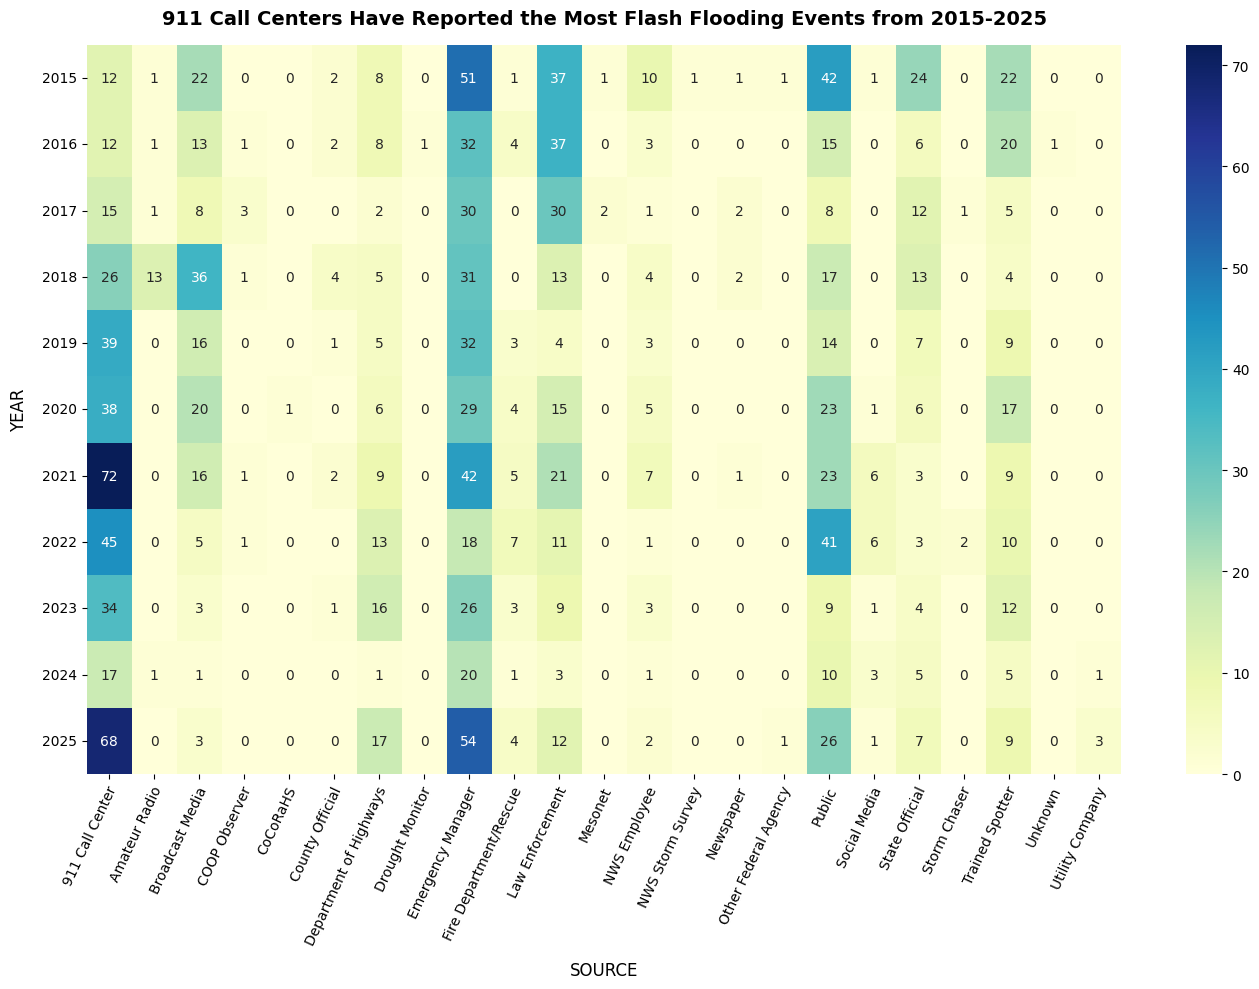
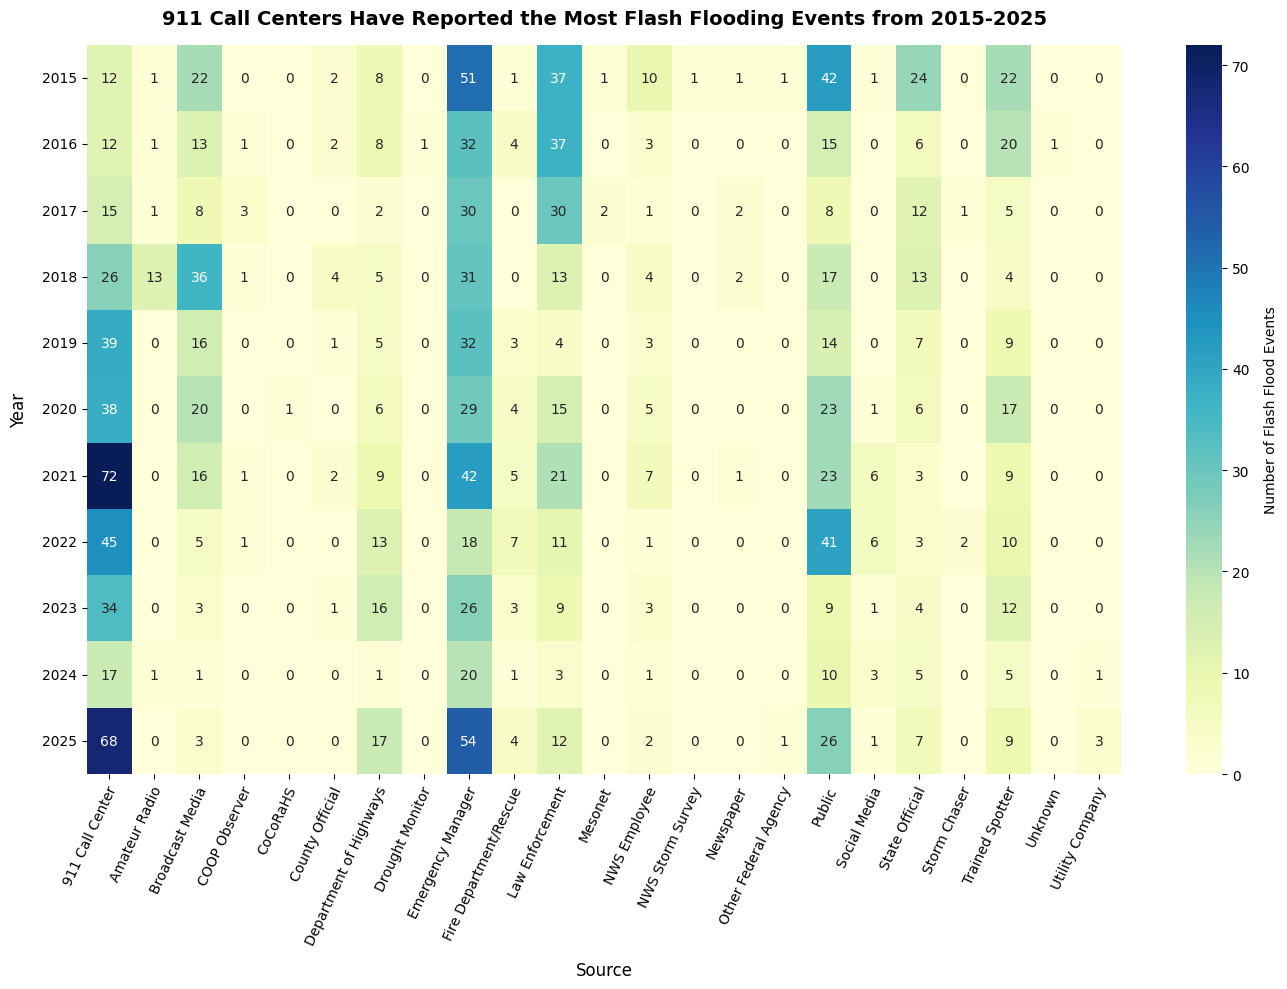
The change to this notebook cell's code, shown as a diff; its figure went from the first image to the second:
--- before
+++ after
@@ -11,4 +11,7 @@
 )
 
+cbar = ax.collections[0].colorbar
+cbar.set_label("Number of Flash Flood Events", labelpad=10)
+
 plt.title(
     "911 Call Centers Have Reported the Most Flash Flooding Events from 2015-2025",
@@ -19,5 +22,5 @@
 
 plt.xlabel(
-    "SOURCE",
+    "Source",
     fontsize=12,
     labelpad=10
@@ -25,5 +28,5 @@
 
 plt.ylabel(
-    "YEAR",
+    "Year",
     fontsize=12,
     labelpad=10

Commit: Added label to correlation bar